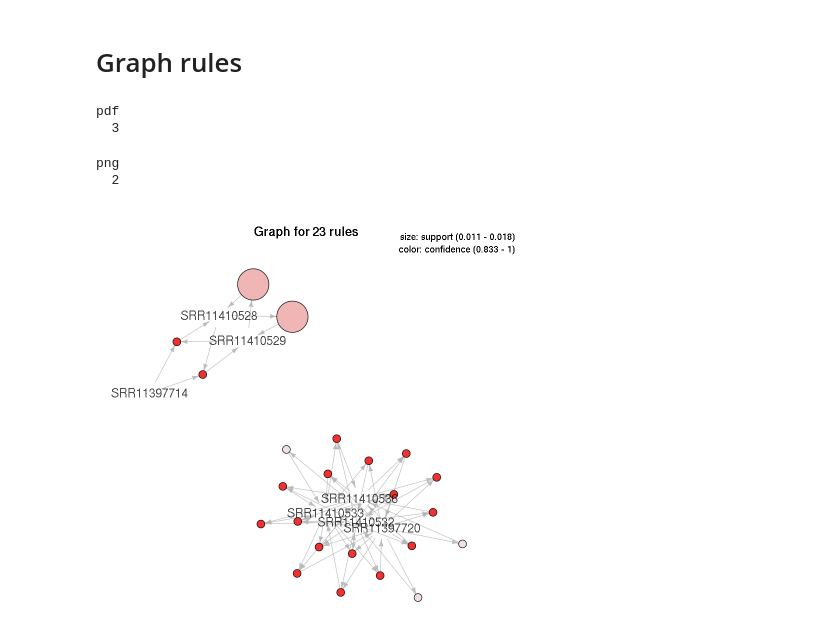
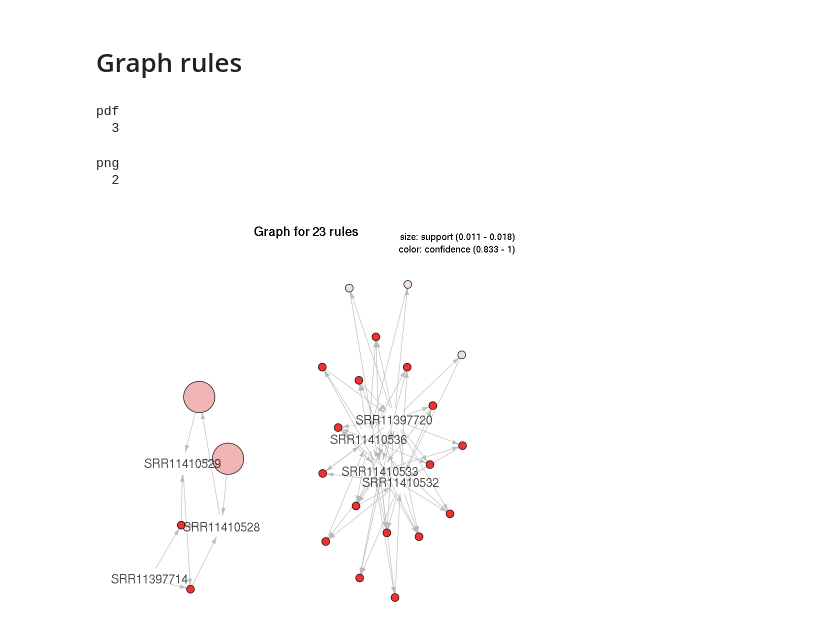
Before and after one commit to apetkau/comp7944-project, a Jupyter notebook: analysis/snv-data/snv-mining.ipynb, the cells around one changed output. Cells and saved outputs as stored; diff of their text form; code cells hidden in the pictures.

```diff
--- a/analysis/snv-data/snv-mining.ipynb
+++ b/analysis/snv-data/snv-mining.ipynb
@@ -58,7 +75,7 @@ sizes
 # %% [markdown]
 # Mine rules/itemsets
 # %%
-snv_rules <- apriori(snv_data_transactions, parameter=list(support=0.01, confidence=0.75, target="rules"))
+snv_rules <- apriori(snv_data_transactions, parameter=list(support=0.01, confidence=0.7, target="rules"))
 snv_rules
 
 arules::itemFrequencyPlot(items(snv_rules),
@@ -112,15 +129,15 @@ inspect(snv_rules)
 # %%
 #plot(symptom_rules, method="graph", control=list(layout=igraph::in_circle()))
 #plot(symptom_rules, method="graph", control=list(layout=igraph::with_graphopt(spring.const=1, mass=100)))
 
-set.seed(1)
+set.seed(19)
 plot(snv_rules, method="graph", cex=1.3, measure="support", shading="confidence", alpha=0.9,
-    control=list(layout=igraph::with_graphopt(spring.const=0.5, mass=50)))
+    control=list(layout=igraph::with_graphopt(spring.const=0.3, mass=50)))
 dev.copy(pdf, "snv-moderate-rules.pdf")
 dev.off()
 # %% [output]
 pdf
   3
 png
   2
-[figure, old version]
+[figure, new version]
```
Also changed, not shown: parts of 2 cells of this notebook, 5 other files.
